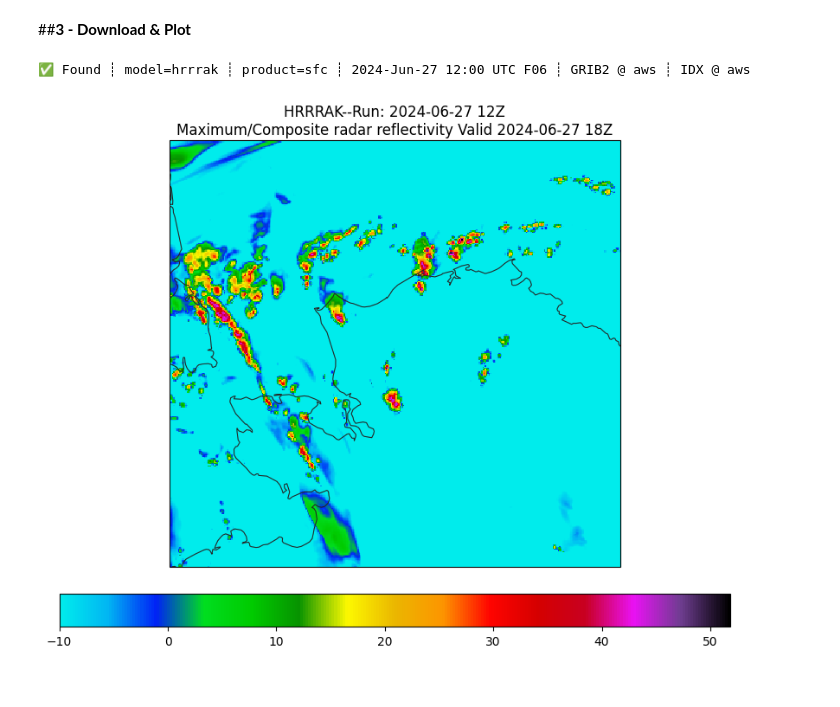
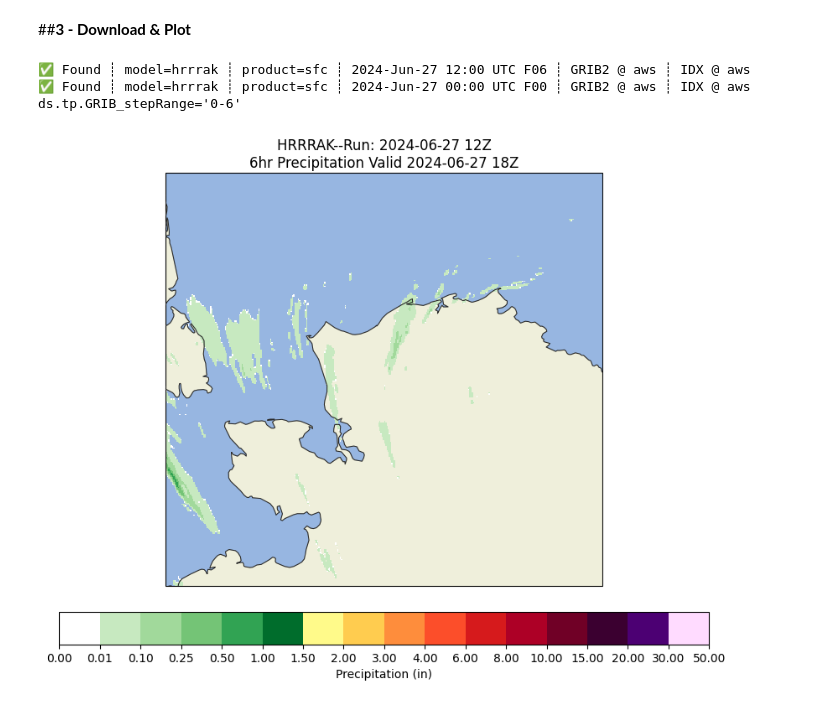
Before and after one commit to david-levin11/Verification_Notebooks, a Jupyter notebook: PlotHRRR_AK.ipynb, the cells around one changed output. Cells and saved outputs as stored; diff of their text form; code cells hidden in the pictures.

```diff
--- a/PlotHRRR_AK.ipynb
+++ b/PlotHRRR_AK.ipynb
@@ -139,13 +139,13 @@ runhour = str(hour).zfill(2)
 runstring = rundate + " " +runhour + ":00"
 
 run_time = rundate + " " +runhour + "Z"
-
-fcst_hr = 6
+#@markdown Choose your forecast time step
+fcst_hr = 6 #@param {type:"slider", min:0, max:48, step:3}
 
 valid_time = (datetime.strptime(runstring, "%Y-%m-%d %H:%M") + timedelta(hours=fcst_hr)).strftime("%Y-%m-%d %HZ")
 
 #@markdown Choose your weather element to plot (current choices are: 6hrPrecip, 1hrPrecip, 2mTemp, Reflectivity)
-element = "Reflectivity" #@param {type:"string"}
+element = "6hrPrecip" #@param {type:"string"}
 
 element_list = ["6hrPrecip","1hrPrecip","2mTemp","Reflectivity"]
 
@@ -170,7 +170,8 @@ if element == "1hrPrecip":
   # getting the correct run based on inputs
   H = Herbie(runstring, model=model, product=product, fxx=fcst_hr)
   ds = H.xarray(":APCP:.*:(?:0-1|[1-9]\d*-\d+) hour")
-  var = ds.tp/25.4
+  oldvar = ds.tp/25.4
+  var = oldvar.where(oldvar>0.009)
   name = f"1hr {ds.tp.GRIB_name.split(' ')[-1]}"
   description = ds.description
   kwargs = NWSPrecipitation.kwargs2
@@ -184,7 +185,8 @@ elif element == "6hrPrecip":
     H2 = Herbie(rundate, model=model, product=product, fxx=fcst_hr-6)
     ds = H.xarray(":APCP:surface:0-[1-9]*")
     ds2 = H2.xarray(":APCP:surface:0-[1-9]*")
-    var = (ds.tp - ds2.tp)/25.4
+    oldvar = (ds.tp - ds2.tp)/25.4
+    var = oldvar.where(oldvar>0.009)
     name = f"6hr {ds.tp.GRIB_name.split(' ')[-1]}"
     description = ds.description
     kwargs = NWSPrecipitation.kwargs2
@@ -210,33 +212,36 @@ elif element == "Reflectivity":
   #kwargs = paint.NWSRefectivity.kwargs2
   #cbar_kwargs = paint.NWSReflectivity.cbar_kwargs2
 
 modelname = ds.model.upper()
 
 #print(ds)
 if "Precip" in element:
   print(f"{ds.tp.GRIB_stepRange=}")
 
 ax = EasyMap("50m", crs=ds.herbie.crs, figsize=[10,8]).STATES().OCEAN().LAND().ax
 
 # setting custom extent if necessary
 if custom_extent:
   ax.set_extent([west, east, south, north])
 if element != "Reflectivity":
   p = ax.pcolormesh(ds.longitude, ds.latitude, var, transform=pc, **kwargs)
 
   plt.colorbar(p, ax=ax, orientation="horizontal", pad=0.05, **cbar_kwargs)
 
   ax.set_title(f"{modelname}--Run: {run_time}\n{name} Valid {valid_time}", loc="center", pad=5)
 
 else:
-
-  p = ax.pcolormesh(ds.longitude, ds.latitude, var, transform=pc, cmap='radar.reflectivity')
+  # don't need negative or 0 Reflectivity values
+  newvar = var.where(var>0)
+  p = ax.pcolormesh(ds.longitude, ds.latitude, newvar, transform=pc, cmap='radar.reflectivity', vmin=0, vmax=70)
 
   plt.colorbar(p, ax=ax, orientation="horizontal", pad=0.05)
 
   ax.set_title(f"{modelname}--Run: {run_time}\n{name} Valid {valid_time}", loc="center", pad=5)
 
 plt.show()
 # %% [output]
 ✅ Found ┊ model=hrrrak ┊ product=sfc ┊ 2024-Jun-27 12:00 UTC F06 ┊ GRIB2 @ aws ┊ IDX @ aws
+✅ Found ┊ model=hrrrak ┊ product=sfc ┊ 2024-Jun-27 00:00 UTC F00 ┊ GRIB2 @ aws ┊ IDX @ aws
+ds.tp.GRIB_stepRange='0-6'
-[figure, old version]
+[figure, new version]
```
